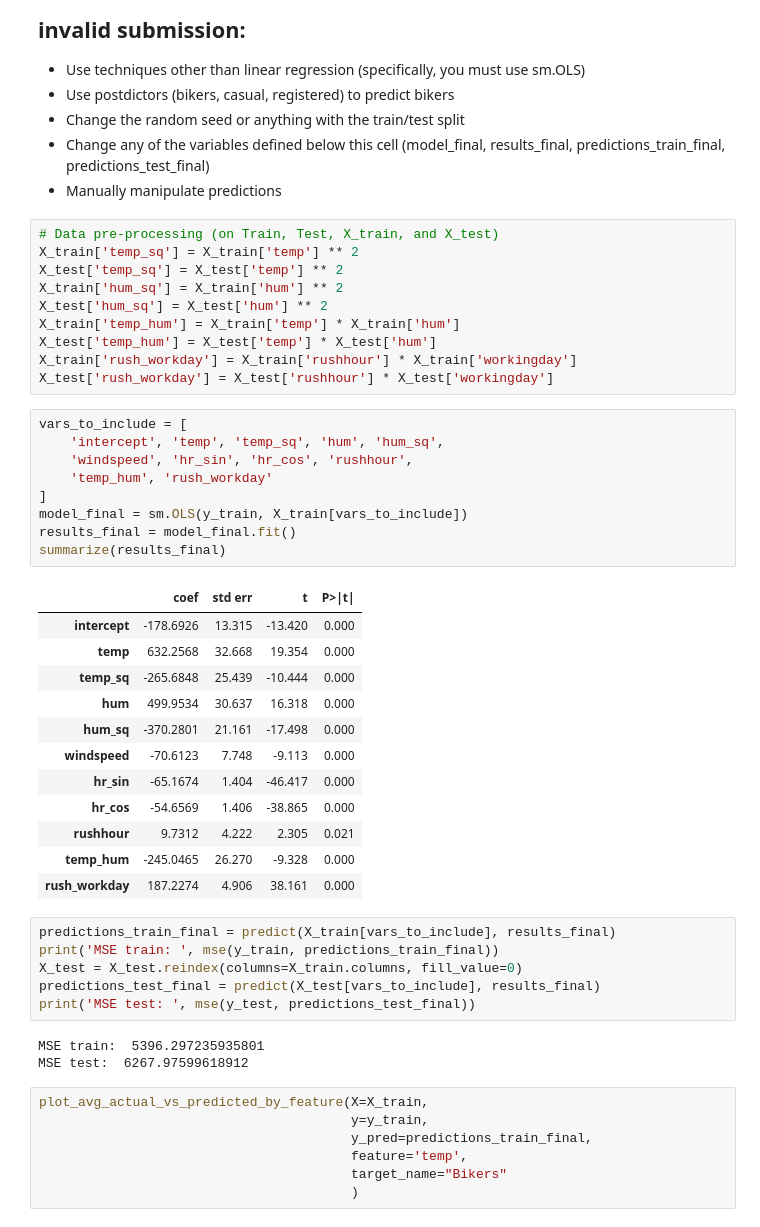
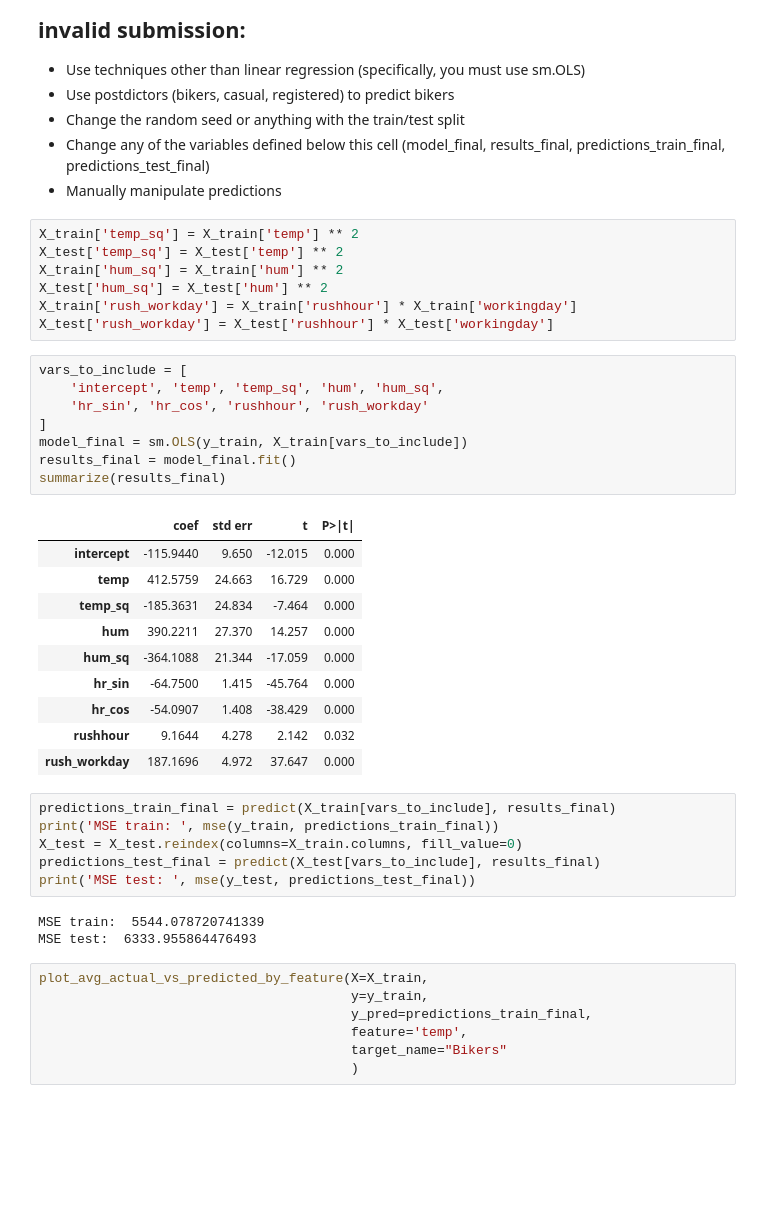
Before and after one commit to sairaya811/code_2600, a Jupyter notebook: mod05_nonlinear.ipynb, the cells around one changed output. Drawn from its saved outputs; the diff is of its cells as text; blank space fills up the shorter version.

```diff
--- a/mod05_nonlinear.ipynb
+++ b/mod05_nonlinear.ipynb
@@ -304,37 +304,31 @@ plot_avg_actual_vs_predicted_by_feature(X=X_train,
 - Change any of the variables defined below this cell (model_final, results_final, predictions_train_final, predictions_test_final)
 - Manually manipulate predictions
 # %%
-# Data pre-processing (on Train, Test, X_train, and X_test)
 X_train['temp_sq'] = X_train['temp'] ** 2
 X_test['temp_sq'] = X_test['temp'] ** 2
 X_train['hum_sq'] = X_train['hum'] ** 2
 X_test['hum_sq'] = X_test['hum'] ** 2
-X_train['temp_hum'] = X_train['temp'] * X_train['hum']
-X_test['temp_hum'] = X_test['temp'] * X_test['hum']
 X_train['rush_workday'] = X_train['rushhour'] * X_train['workingday']
 X_test['rush_workday'] = X_test['rushhour'] * X_test['workingday']
 # %%
 vars_to_include = [
     'intercept', 'temp', 'temp_sq', 'hum', 'hum_sq',
-    'windspeed', 'hr_sin', 'hr_cos', 'rushhour',
-    'temp_hum', 'rush_workday'
+    'hr_sin', 'hr_cos', 'rushhour', 'rush_workday'
 ]
 model_final = sm.OLS(y_train, X_train[vars_to_include])
 results_final = model_final.fit()
 summarize(results_final)
 # %% [output]
 |  | coef | std err | t | P>|t| |
-| intercept | -178.6926 | 13.315 | -13.420 | 0.000 |
-| temp | 632.2568 | 32.668 | 19.354 | 0.000 |
-| temp_sq | -265.6848 | 25.439 | -10.444 | 0.000 |
-| hum | 499.9534 | 30.637 | 16.318 | 0.000 |
-| hum_sq | -370.2801 | 21.161 | -17.498 | 0.000 |
-| windspeed | -70.6123 | 7.748 | -9.113 | 0.000 |
-| hr_sin | -65.1674 | 1.404 | -46.417 | 0.000 |
-| hr_cos | -54.6569 | 1.406 | -38.865 | 0.000 |
-| rushhour | 9.7312 | 4.222 | 2.305 | 0.021 |
-| temp_hum | -245.0465 | 26.270 | -9.328 | 0.000 |
-| rush_workday | 187.2274 | 4.906 | 38.161 | 0.000 |
+| intercept | -115.9440 | 9.650 | -12.015 | 0.000 |
+| temp | 412.5759 | 24.663 | 16.729 | 0.000 |
+| temp_sq | -185.3631 | 24.834 | -7.464 | 0.000 |
+| hum | 390.2211 | 27.370 | 14.257 | 0.000 |
+| hum_sq | -364.1088 | 21.344 | -17.059 | 0.000 |
+| hr_sin | -64.7500 | 1.415 | -45.764 | 0.000 |
+| hr_cos | -54.0907 | 1.408 | -38.429 | 0.000 |
+| rushhour | 9.1644 | 4.278 | 2.142 | 0.032 |
+| rush_workday | 187.1696 | 4.972 | 37.647 | 0.000 |
 # %%
 predictions_train_final = predict(X_train[vars_to_include], results_final)
 print('MSE train: ', mse(y_train, predictions_train_final))
@@ -342,8 +336,8 @@ X_test = X_test.reindex(columns=X_train.columns, fill_value=0)
 predictions_test_final = predict(X_test[vars_to_include], results_final)
 print('MSE test: ', mse(y_test, predictions_test_final))
 # %% [output]
-MSE train:  5396.297235935801
-MSE test:  6267.97599618912
+MSE train:  5544.078720741339
+MSE test:  6333.955864476493
 # %%
 plot_avg_actual_vs_predicted_by_feature(X=X_train,
                                         y=y_train,
```
